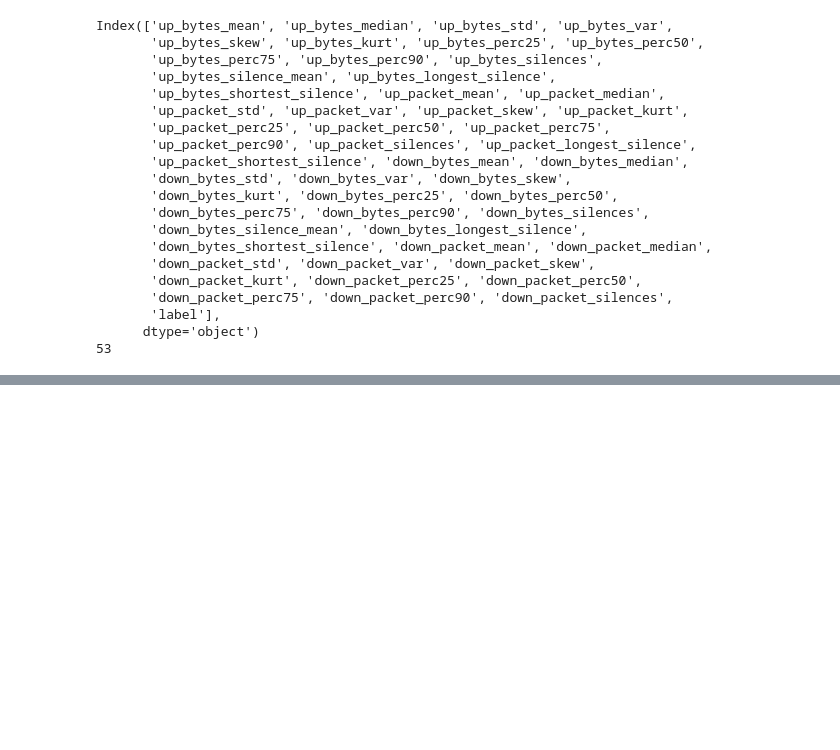
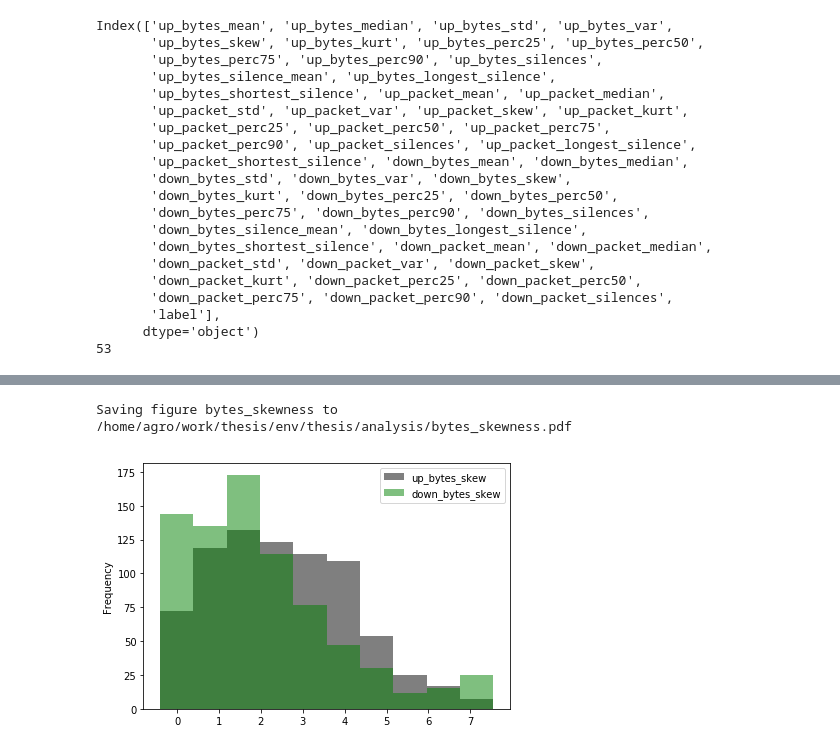
Before and after one commit to alagoa/application-identification, a Jupyter notebook: analysis/Analysis.ipynb, the cells around one changed output, grey strips where cells are left out. Drawn from its saved outputs; the diff is of its cells as text; code cells hidden in the pictures; blank space fills up the shorter version.

```diff
--- a/analysis/Analysis.ipynb
+++ b/analysis/Analysis.ipynb
@@ -136,0 +202,6 @@ array([[-0.89701492, -0.91261905, -1.21860637, -1.33706439],
+# %%
+dataset[['up_bytes_skew', 'down_bytes_skew']].plot.hist(alpha=0.5, colors=['black', 'green'])
+save_fig('bytes_skewness')
+# %% [output]
+Saving figure bytes_skewness to /home/agro/work/thesis/env/thesis/analysis/bytes_skewness.pdf
+[figure, added]
```
Also changed, not shown: parts of 15 cells of this notebook, 10 other files.
